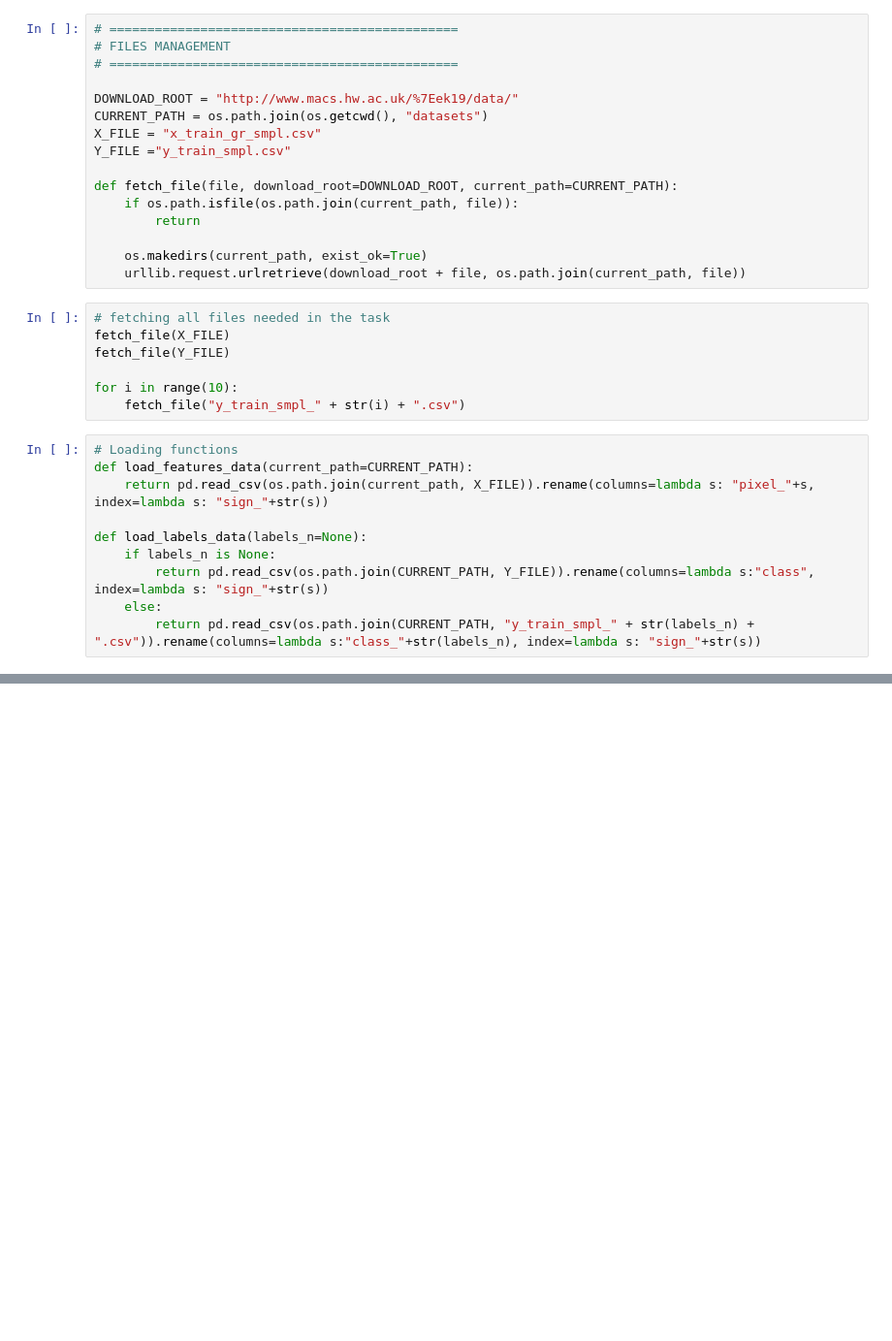
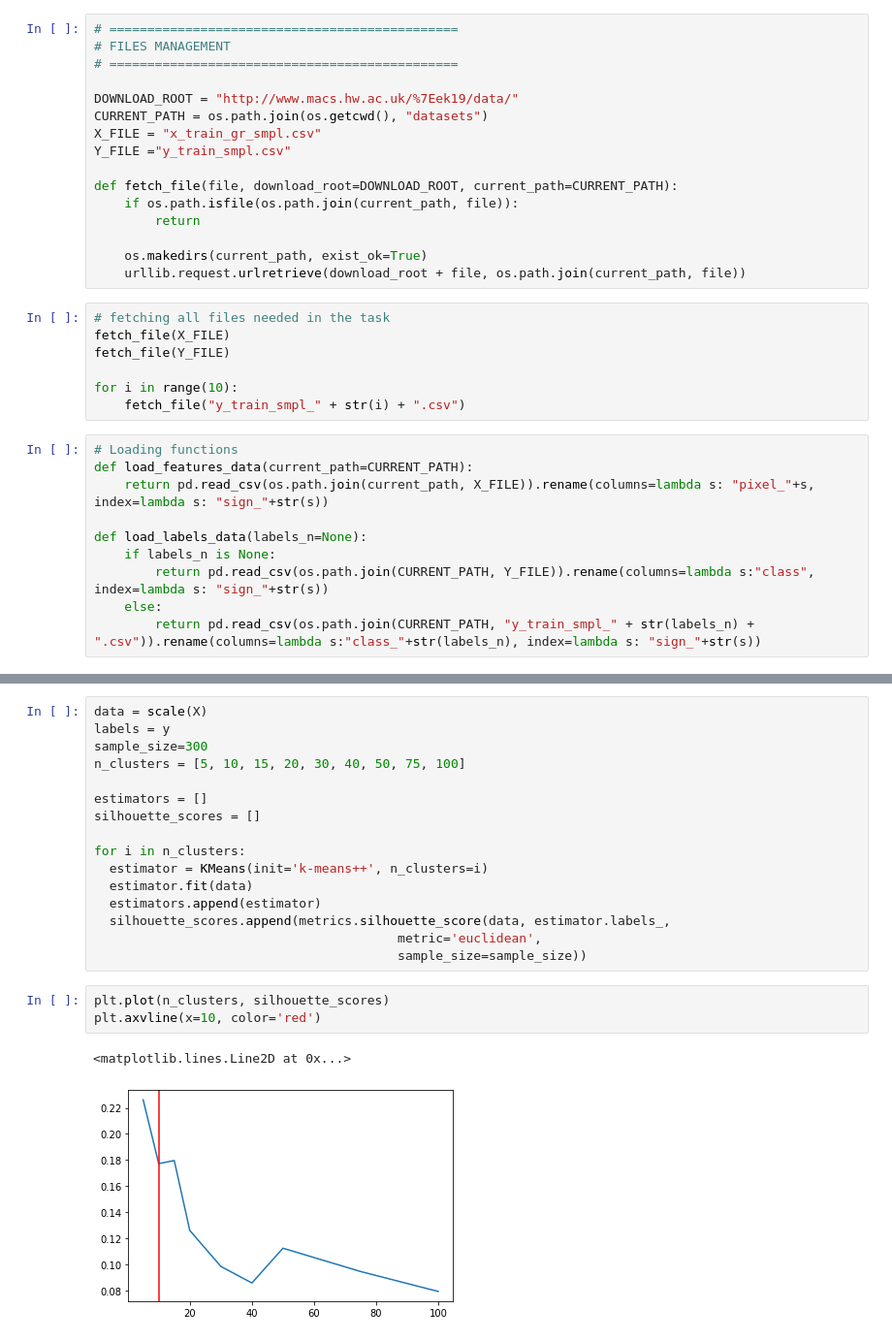
Before and after one commit to Andrepav1/F21DL_group6_CW1, a Jupyter notebook: Task9.ipynb, the cells around one changed output, grey strips where cells are left out. Shown at 97% size. Saved outputs shown, nothing was run; the diff lists cells and outputs as text; blank space fills up the shorter version.

```diff
--- a/Task9.ipynb
+++ b/Task9.ipynb
@@ -68,0 +95,22 @@ array([7, 7, 7, ..., 6, 6, 6])
+# %%
+data = scale(X)
+labels = y
+sample_size=300
+n_clusters = [5, 10, 15, 20, 30, 40, 50, 75, 100]
+
+estimators = []
+silhouette_scores = []
+
+for i in n_clusters:
+  estimator = KMeans(init='k-means++', n_clusters=i)
+  estimator.fit(data)
+  estimators.append(estimator)
+  silhouette_scores.append(metrics.silhouette_score(data, estimator.labels_,
+                                        metric='euclidean',
+                                        sample_size=sample_size))
+# %%
+plt.plot(n_clusters, silhouette_scores)
+plt.axvline(x=10, color='red')
+# %% [output]
+<matplotlib.lines.Line2D at 0x...>
+[figure, added]
```
Also changed, not shown: parts of 25 cells of this notebook, 4 other files.
